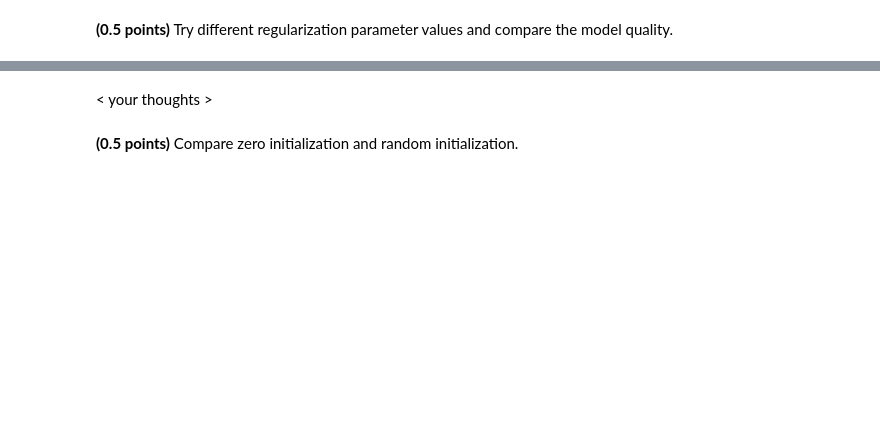
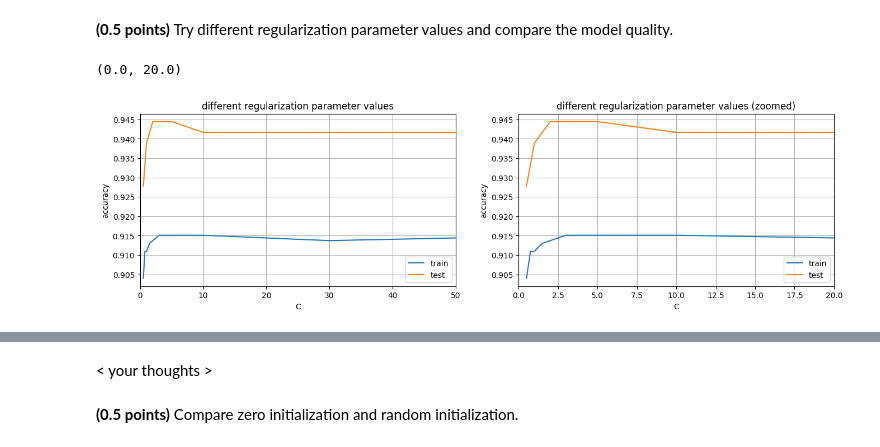
Before and after one commit to kri1mka/ml-intro, a Jupyter notebook: 5_classification_linear_knn/hw_classification.ipynb, the cells around one changed output, grey strips where cells are left out. Drawn from its saved outputs; the diff is of its cells as text; code cells hidden in the pictures; blank space fills up the shorter version.

```diff
--- a/5_classification_linear_knn/hw_classification.ipynb
+++ b/5_classification_linear_knn/hw_classification.ipynb
@@ -285,0 +286,39 @@ plt.show()
+# %%
+def fit_evaluate_no_plot(clf, X_train, y_train, X_test, y_test):
+    clf.fit(X_train, y_train)
+
+    return metrics.accuracy_score(y_pred=clf.predict(X_train), y_true=y_train), \
+           metrics.accuracy_score(y_pred=clf.predict(X_test), y_true=y_test)
+# %%
+C = [0.5, 0.75, 1, 1.5, 2, 3, 4, 5, 10, 30, 50]
+
+train_acc_c = []
+test_acc_c = []
+for c in C:
+    model_CX = CustomLogisticRegression(C=c)
+    tr, tst = fit_evaluate_no_plot(model_CX, X_train, y_train, X_test, y_test)
+    train_acc_c.append(tr)
+    test_acc_c.append(tst)
+# %%
+fig, axes = plt.subplots(ncols=2, nrows=1, figsize=(16,4))
+
+axes[0].plot(C, train_acc_c)
+axes[0].plot(C, test_acc_c)
+axes[0].set_title('different regularization parameter values')
+axes[0].legend(['train', 'test'])
+axes[0].set_xlabel('C')
+axes[0].set_ylabel('accuracy')
+axes[0].grid()
+axes[0].set_xlim(0,50)
+
+axes[1].plot(C, train_acc_c)
+axes[1].plot(C, test_acc_c)
+axes[1].set_title('different regularization parameter values (zoomed)')
+axes[1].legend(['train', 'test'])
+axes[1].set_xlabel('C')
+axes[1].set_ylabel('accuracy')
+axes[1].grid()
+axes[1].set_xlim(0,20)
+# %% [output]
+(0.0, 20.0)
+[figure, added]
```
Also changed, not shown: parts of 29 cells of this notebook.
